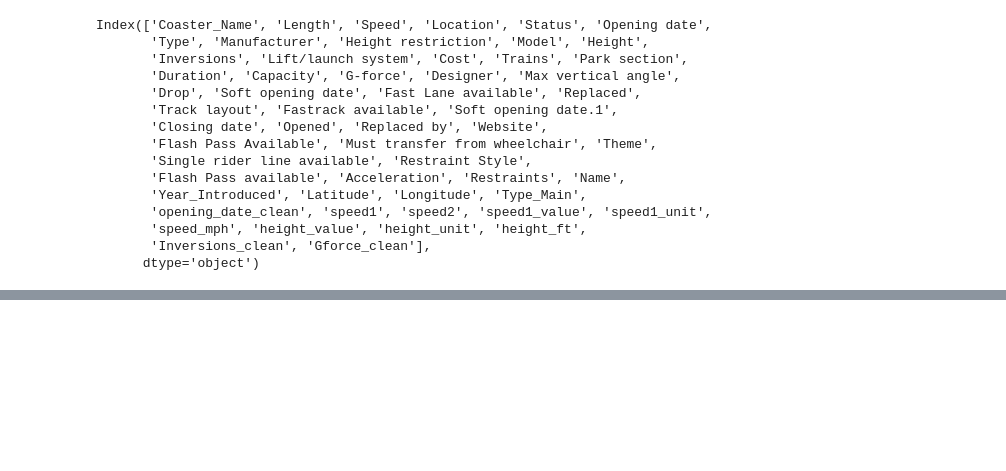
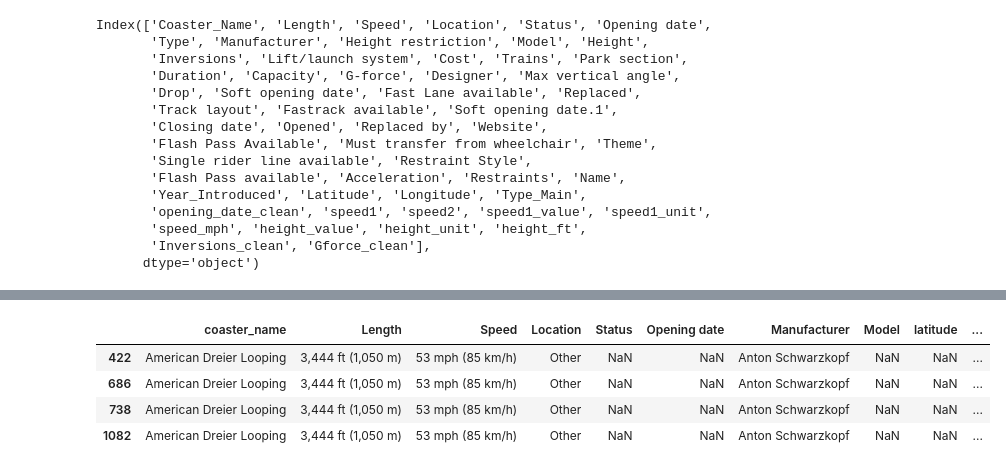
Before and after one commit to Michelle-Wanderi/data-analysis, a Jupyter notebook: pandas/Untitled.ipynb, the cells around one changed output, grey strips where cells are left out. Drawn from its saved outputs; the diff is of its cells as text; code cells hidden in the pictures; blank space fills up the shorter version.

```diff
--- a/pandas/Untitled.ipynb
+++ b/pandas/Untitled.ipynb
@@ -158,0 +279,8 @@ Index(['Coaster_Name', 'Length', 'Speed', 'Location', 'Status', 'Opening date',
+# %%
+df.query('coaster_name == "American Dreier Looping"')
+# %% [output]
+|  | coaster_name | Length | Speed | Location | Status | Opening date | Manufacturer | Model | latitude | ... |
+| 422 | American Dreier Looping | 3,444 ft (1,050 m) | 53 mph (85 km/h) | Other | NaN | NaN | Anton Schwarzkopf | NaN | NaN | ... |
+| 686 | American Dreier Looping | 3,444 ft (1,050 m) | 53 mph (85 km/h) | Other | NaN | NaN | Anton Schwarzkopf | NaN | NaN | ... |
+| 738 | American Dreier Looping | 3,444 ft (1,050 m) | 53 mph (85 km/h) | Other | NaN | NaN | Anton Schwarzkopf | NaN | NaN | ... |
+| 1082 | American Dreier Looping | 3,444 ft (1,050 m) | 53 mph (85 km/h) | Other | NaN | NaN | Anton Schwarzkopf | NaN | NaN | ... |
```
Also changed, not shown: parts of 11 cells of this notebook.
